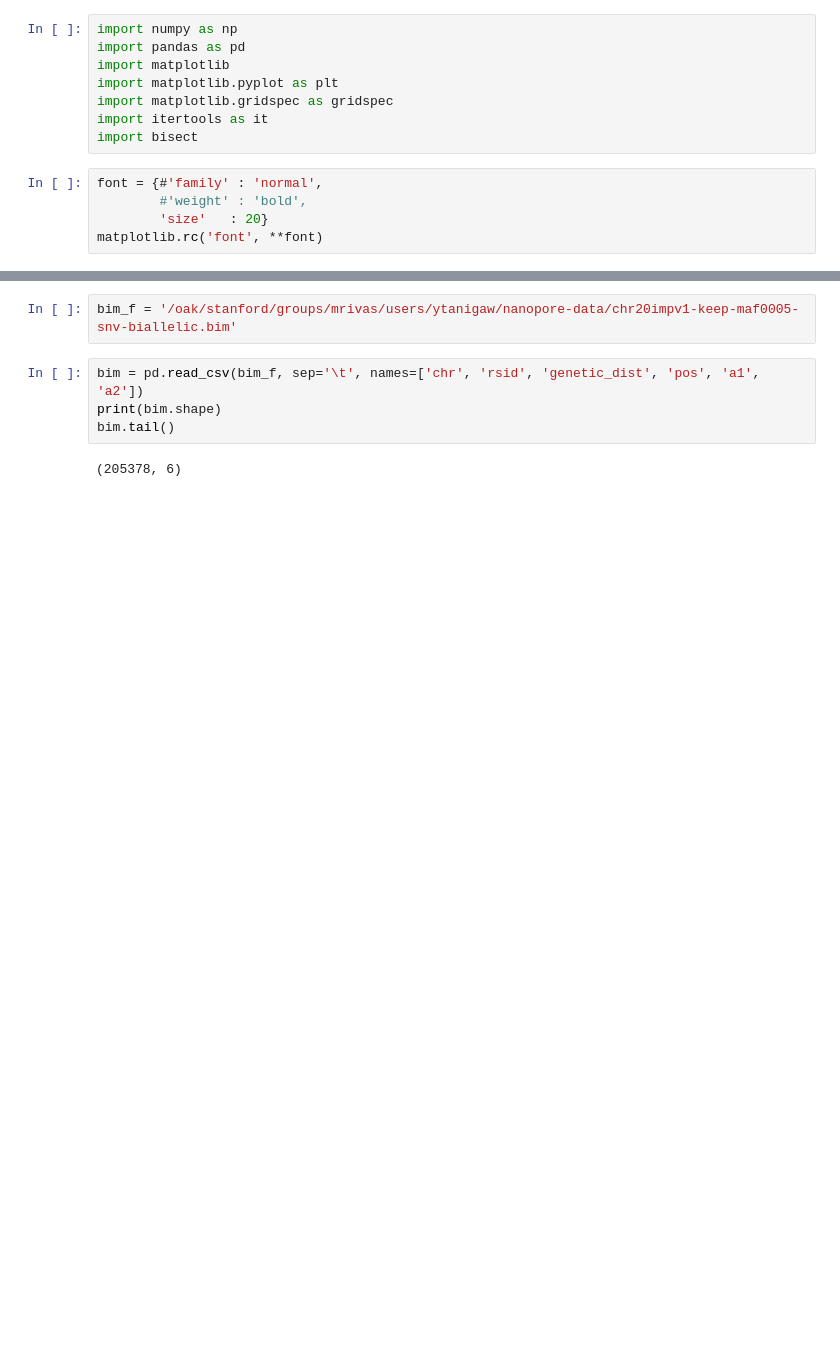
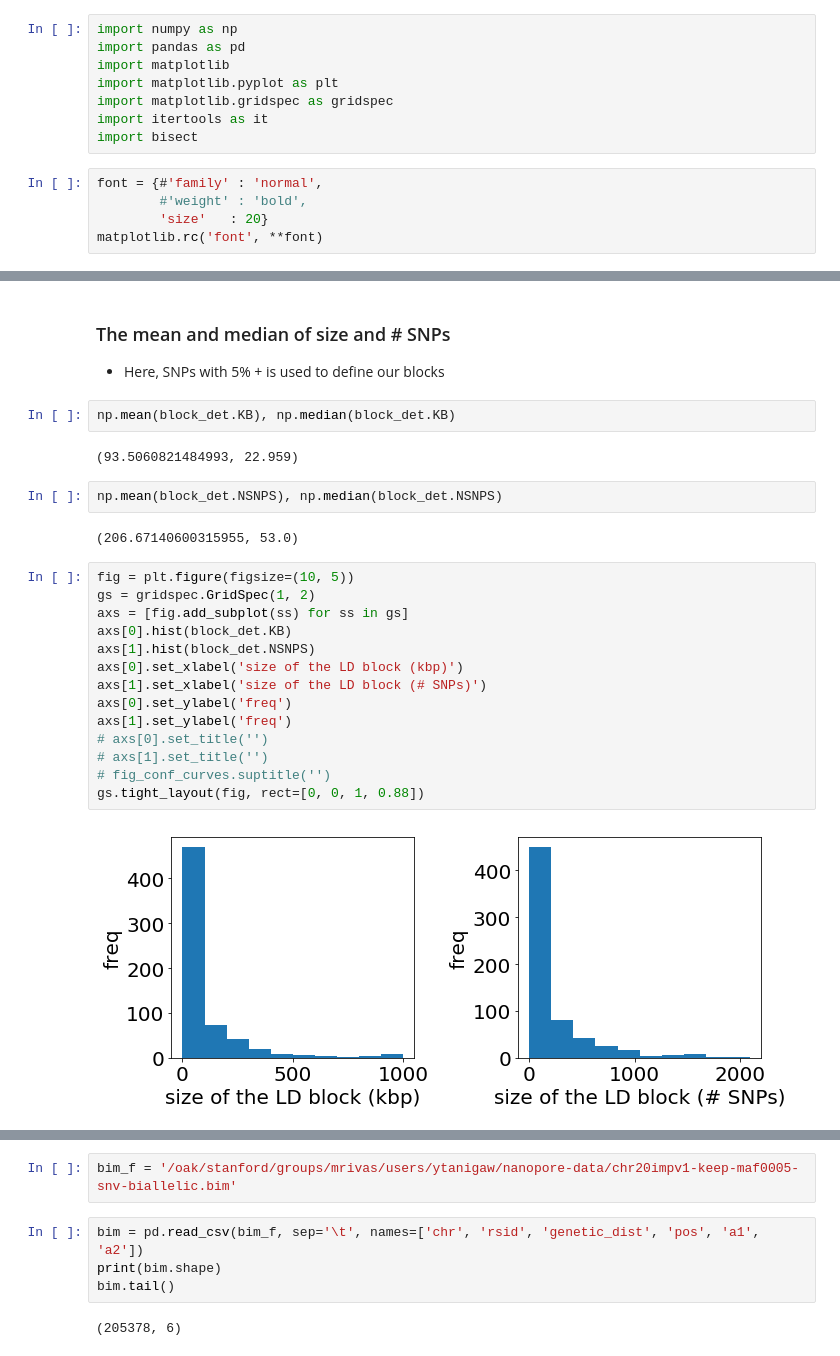
Before and after one commit to rivas-lab/nanopore, a Jupyter notebook: src/LD_block_to_bed.ipynb, the cells around one changed output, grey strips where cells are left out. Cells and saved outputs as stored; diff of their text form; blank space fills up the shorter version.

```diff
--- a/src/LD_block_to_bed.ipynb
+++ b/src/LD_block_to_bed.ipynb
@@ -21,0 +68,27 @@ matplotlib.rc('font', **font)
+# %% [markdown]
+### The mean and median of size and # SNPs
+- Here, SNPs with 5% + is used to define our blocks
+# %%
+np.mean(block_det.KB), np.median(block_det.KB)
+# %% [output]
+(93.5060821484993, 22.959)
+# %%
+np.mean(block_det.NSNPS), np.median(block_det.NSNPS)
+# %% [output]
+(206.67140600315955, 53.0)
+# %%
+fig = plt.figure(figsize=(10, 5))
+gs = gridspec.GridSpec(1, 2)
+axs = [fig.add_subplot(ss) for ss in gs]
+axs[0].hist(block_det.KB)
+axs[1].hist(block_det.NSNPS)
+axs[0].set_xlabel('size of the LD block (kbp)')
+axs[1].set_xlabel('size of the LD block (# SNPs)')
+axs[0].set_ylabel('freq')
+axs[1].set_ylabel('freq')
+# axs[0].set_title('')
+# axs[1].set_title('')
+# fig_conf_curves.suptitle('')
+gs.tight_layout(fig, rect=[0, 0, 1, 0.88])
+# %% [output]
+[figure, added]
```
Also changed, not shown: parts of 22 cells of this notebook, 1 other file.
